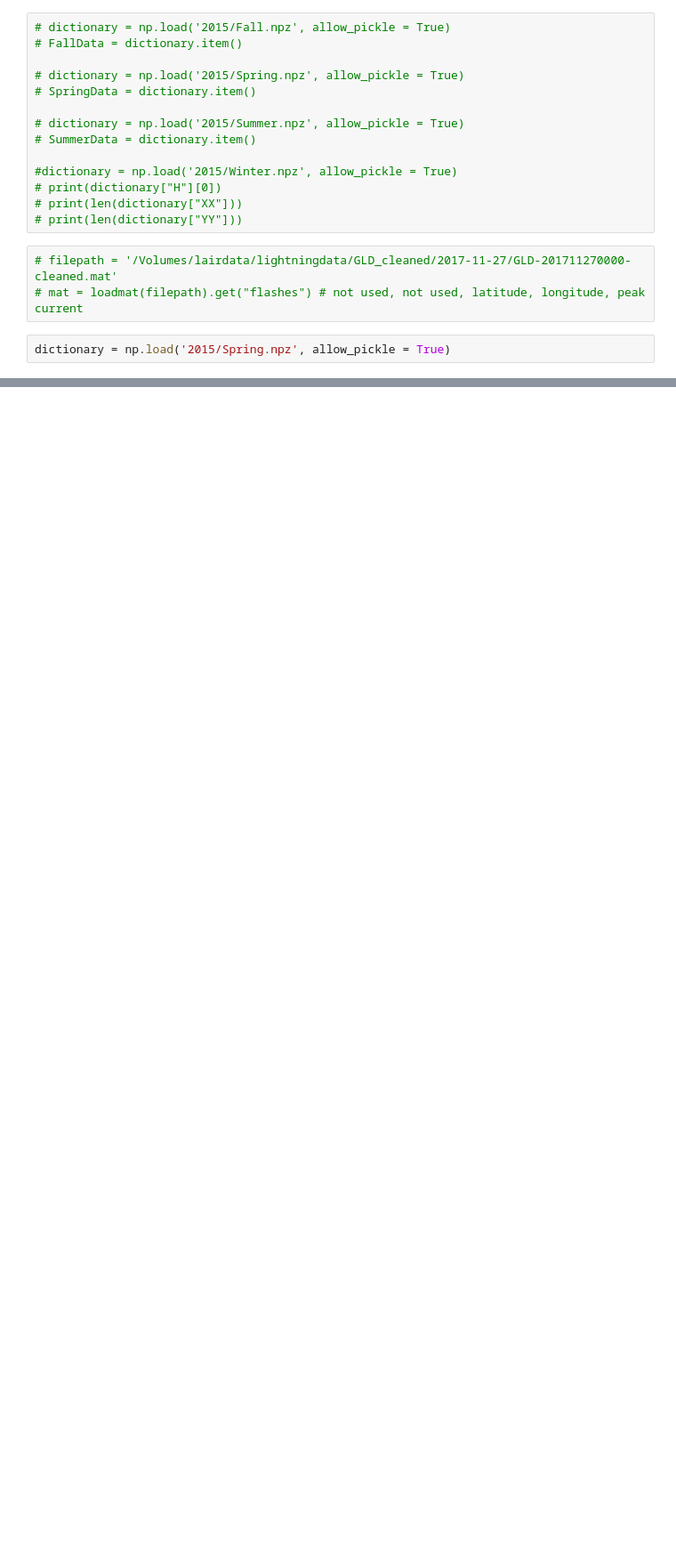
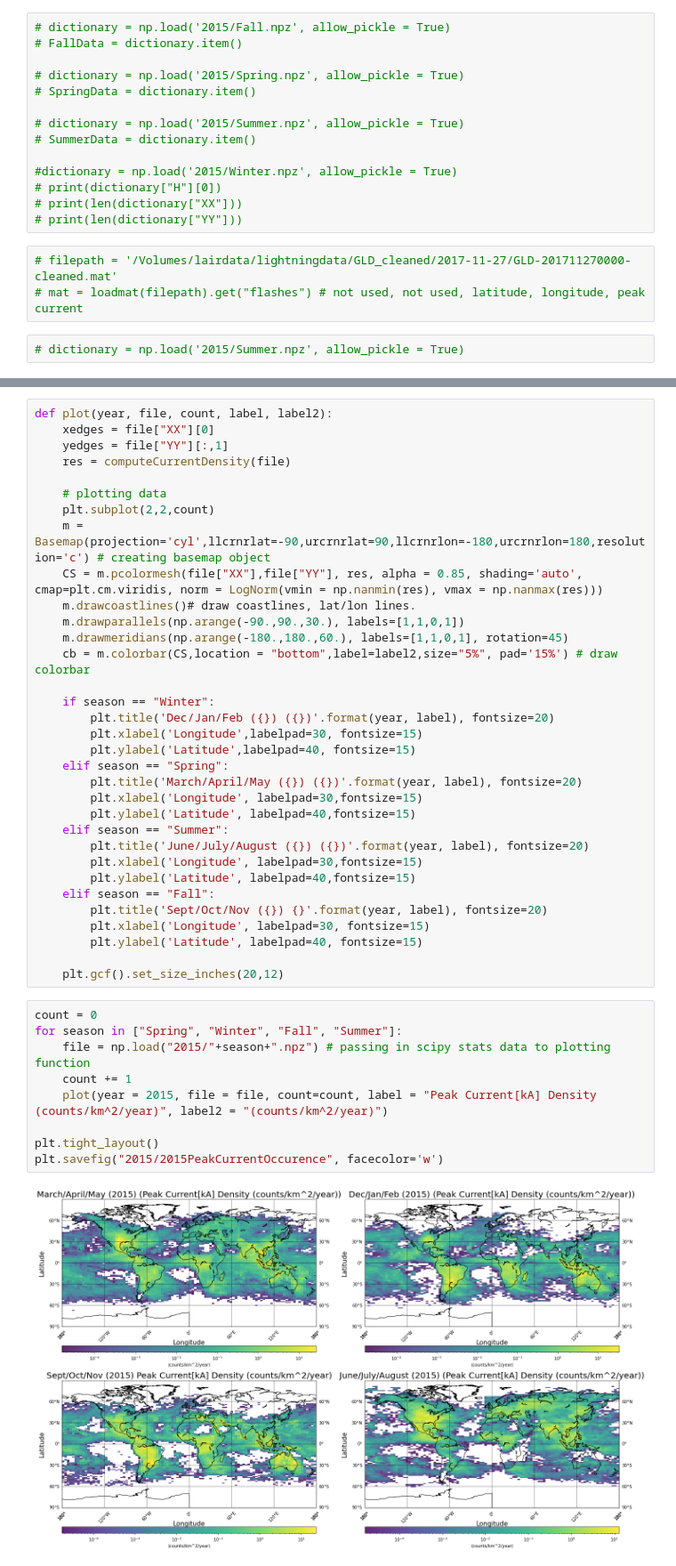
Before and after one commit to caxi9064/Lightning-Research, a Jupyter notebook: results/flashDensityplot.ipynb, the cells around one changed output, grey strips where cells are left out. Shown at 89% size. Saved outputs shown, nothing was run; the diff lists cells and outputs as text; blank space fills up the shorter version.

Commit message:
code and plots for density

```diff
--- a/results/flashDensityplot.ipynb
+++ b/results/flashDensityplot.ipynb
@@ -27,5 +27,5 @@ import math
 # filepath = '/Volumes/lairdata/lightningdata/GLD_cleaned/2017-11-27/GLD-201711270000-cleaned.mat'
 # mat = loadmat(filepath).get("flashes") # not used, not used, latitude, longitude, peak current
 # %%
-dictionary = np.load('2015/Spring.npz', allow_pickle = True)
+# dictionary = np.load('2015/Summer.npz', allow_pickle = True)
 # %%
@@ -128,0 +98,44 @@ plt.savefig("2015/2015PeakCurrentDensitySpring", facecolor='w')
+# %%
+def plot(year, file, count, label, label2):
+    xedges = file["XX"][0]
+    yedges = file["YY"][:,1]
+    res = computeCurrentDensity(file)
+
+    # plotting data
+    plt.subplot(2,2,count)
+    m = Basemap(projection='cyl',llcrnrlat=-90,urcrnrlat=90,llcrnrlon=-180,urcrnrlon=180,resolution='c') # creating basemap object
+    CS = m.pcolormesh(file["XX"],file["YY"], res, alpha = 0.85, shading='auto', cmap=plt.cm.viridis, norm = LogNorm(vmin = np.nanmin(res), vmax = np.nanmax(res)))
+    m.drawcoastlines()# draw coastlines, lat/lon lines.
+    m.drawparallels(np.arange(-90.,90.,30.), labels=[1,1,0,1])
+    m.drawmeridians(np.arange(-180.,180.,60.), labels=[1,1,0,1], rotation=45)
+    cb = m.colorbar(CS,location = "bottom",label=label2,size="5%", pad='15%') # draw colorbar
+
+    if season == "Winter":
+        plt.title('Dec/Jan/Feb ({}) ({})'.format(year, label), fontsize=20)
+        plt.xlabel('Longitude',labelpad=30, fontsize=15)
+        plt.ylabel('Latitude',labelpad=40, fontsize=15)
+    elif season == "Spring":
+        plt.title('March/April/May ({}) ({})'.format(year, label), fontsize=20)
+        plt.xlabel('Longitude', labelpad=30,fontsize=15)
+        plt.ylabel('Latitude', labelpad=40,fontsize=15)
+    elif season == "Summer":
+        plt.title('June/July/August ({}) ({})'.format(year, label), fontsize=20)
+        plt.xlabel('Longitude', labelpad=30,fontsize=15)
+        plt.ylabel('Latitude', labelpad=40,fontsize=15)
+    elif season == "Fall":
+        plt.title('Sept/Oct/Nov ({}) {}'.format(year, label), fontsize=20)
+        plt.xlabel('Longitude', labelpad=30, fontsize=15)
+        plt.ylabel('Latitude', labelpad=40, fontsize=15)
+
+    plt.gcf().set_size_inches(20,12)
+# %%
+count = 0
+for season in ["Spring", "Winter", "Fall", "Summer"]:
+    file = np.load("2015/"+season+".npz") # passing in scipy stats data to plotting function
+    count += 1
+    plot(year = 2015, file = file, count=count, label = "Peak Current[kA] Density (counts/km^2/year)", label2 = "(counts/km^2/year)")
+
+plt.tight_layout()
+plt.savefig("2015/2015PeakCurrentOccurence", facecolor='w')
+# %% [output]
+[figure, added]
```
Also changed, not shown: parts of 4 cells of this notebook, 1 other file.
